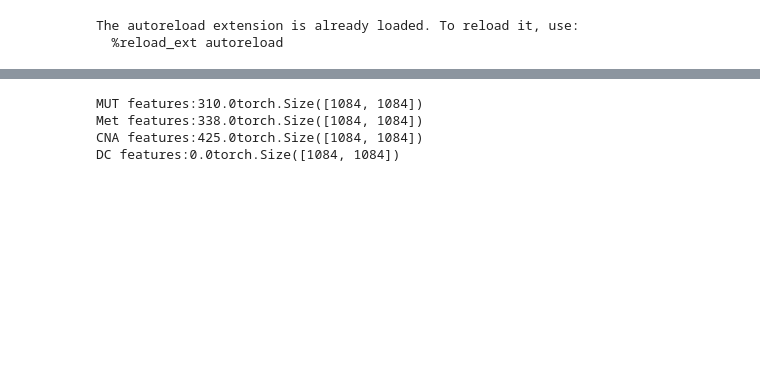
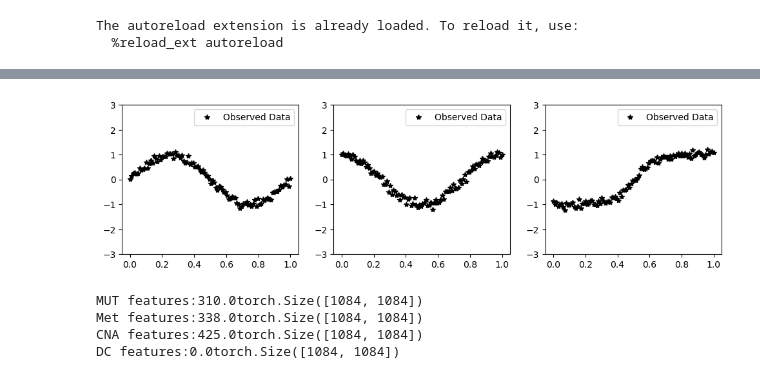
Before and after one commit to Paul-A-Lavender/MOGP-Transferable-kernel-learning, a Jupyter notebook: MOGP_Transferable_GPytorch.ipynb, the cells around one changed output, grey strips where cells are left out. Saved outputs shown, nothing was run; the diff lists cells and outputs as text; code cells hidden in the pictures; blank space fills up the shorter version.

```diff
--- a/MOGP_Transferable_GPytorch.ipynb
+++ b/MOGP_Transferable_GPytorch.ipynb
@@ -106,17 +106,11 @@ num_domain_feat=X_D_train_tensor.shape[1]
 nums_domain, max_indices_row = torch.max(X_D_train_tensor, dim=0)
 nums_domain.add_(1)
 print(nums_domain.item())
-USE_TOY_DATASET=False
 
-if USE_TOY_DATASET:
-
-    # Training data is 100 points in [0,1] inclusive regularly spaced
-    X_train_tensor = torch.linspace(0, 1, 100)
-    # True function is sin(2*pi*x) with Gaussian noise
-    y_train_tensor = torch.sin(X_train_tensor * (2 * math.pi)) + torch.randn(X_train_tensor.size()) * math.sqrt(0.04)
-
-    num_conc=1
-    num_feat=1
+X_train_tensor = torch.cat((X_D_train_tensor, X_train_tensor), dim=1)
+print(X_train_tensor.shape)
+X_test_tensor = torch.cat((X_D_test_tensor, X_test_tensor), dim=1)
+print(X_test_tensor.shape)
 # %% [output]
 (274, 1084)
 (274, 10)
@@ -136,3 +124,76 @@ torch.Size([55, 1085])
+# %%
+
+USE_TOY_DATASET=True
+
+if USE_TOY_DATASET:
+    VAR=0.01
+    X_sin=torch.linspace(0, 1, 100)
+    X_cos=torch.linspace(0, 1, 100)
+    X_sig=torch.linspace(0, 1, 100)
+    y_sin = torch.sin(X_sin * (2 * math.pi)) + torch.randn(X_sin.size()) * math.sqrt(VAR)
+    y_cos = torch.cos(X_cos * (2 * math.pi)) + torch.randn(X_cos.size()) * math.sqrt(VAR)
+    y_sig = (torch.sigmoid(15*(X_sig-0.5))-0.5)*2+torch.randn(X_cos.size()) * math.sqrt(VAR)
+    # Training data is 100 points in [0,1] inclusive regularly spaced
+    X_train_tensor = torch.linspace(0, 1, 100)
+    # True function is sin(2*pi*x) with Gaussian noise
+
+    num_conc=1
+    num_feat=1
+    nums_domain=torch.Tensor([3])
+
+
+    X_sin = X_sin.unsqueeze(1)
+    X_cos = X_cos.unsqueeze(1)
+    X_sig = X_sig.unsqueeze(1)
+    y_sin = y_sin.unsqueeze(1)
+    y_cos = y_cos.unsqueeze(1)
+    y_sig = y_sig.unsqueeze(1)
+
+    X_sin_domain=torch.zeros(100,1)
+    X_cos_domain=torch.ones(100,1)
+    X_sig_domain=torch.ones(100,1)*2
+    X_sin_cat = torch.cat((X_sin_domain, X_sin), dim=1)
+    X_cos_cat = torch.cat((X_cos_domain, X_cos), dim=1)
+    X_sig_cat = torch.cat((X_sig_domain, X_sig), dim=1)
+    X_train_tensor = torch.cat((X_sin_cat, X_cos_cat,X_sig_cat), dim=0)
+    y_train_tensor = torch.cat((y_sin, y_cos,y_sig), dim=0)
+
+    f, ax = plt.subplots(1, 3, figsize=(12, 3))
+    for i in range(3):
+        ax[i].plot(X_train_tensor[i*100:(i+1)*100,1:].squeeze().numpy(),y_train_tensor[i*100:(i+1)*100], 'k*')
+        axis=X_train_tensor[i*100:(i+1)*100,1:].flatten().numpy()
+        ax[i].set_ylim([-3, 3])
+        ax[i].legend(['Observed Data', 'Mean', 'Confidence'])
+
+    indices = torch.randperm(X_train_tensor.size(0))
+    X_train_tensor = X_train_tensor[indices]
+    y_train_tensor = y_train_tensor[indices]
+
+    test_size=100
+    X_sin=torch.linspace(0, 1, test_size)
+    X_cos=torch.linspace(0, 1, test_size)
+    X_sig=torch.linspace(0, 1, test_size)
+
+    X_sin_domain=torch.zeros(test_size,1)
+    X_cos_domain=torch.ones(test_size,1)
+    X_sig_domain=torch.ones(test_size,1)*2
+
+    X_sin = X_sin.unsqueeze(1)
+    X_cos = X_cos.unsqueeze(1)
+    X_sig = X_sig.unsqueeze(1)
+
+    y_sin = torch.sin(X_sin * (2 * math.pi)) + torch.randn(X_sin.size()) * math.sqrt(VAR)
+    y_cos = torch.cos(X_cos * (2 * math.pi)) + torch.randn(X_cos.size()) * math.sqrt(VAR)
+    y_sig = (torch.sigmoid(15*(X_sig-0.5))-0.5)*2+torch.randn(X_cos.size()) * math.sqrt(VAR)
+
+    X_sin_cat = torch.cat((X_sin_domain, X_sin), dim=1)
+    X_cos_cat = torch.cat((X_cos_domain, X_cos), dim=1)
+    X_sig_cat = torch.cat((X_sig_domain, X_sig), dim=1)
+
+    X_test_tensor = torch.cat((X_sin_cat, X_cos_cat,X_sig_cat), dim=0)
+    y_test_tensor = torch.cat((y_sin, y_cos,y_sig), dim=0)
+# %% [output]
+[figure, added]
 # %%
 with open(X_path, 'rb') as f:
     X_df = pickle.load(f)
```
Also changed, not shown: parts of 9 cells of this notebook, 1 other file.
